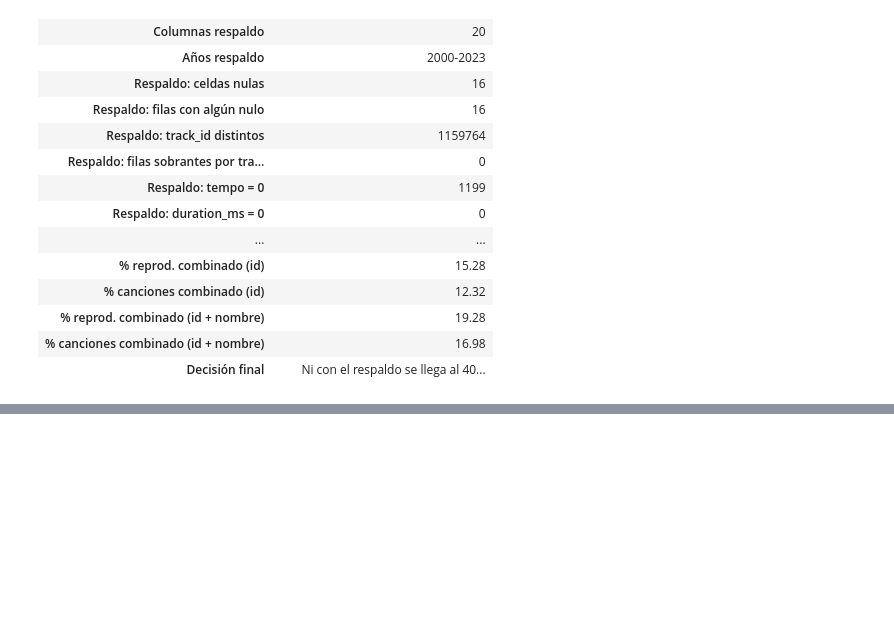
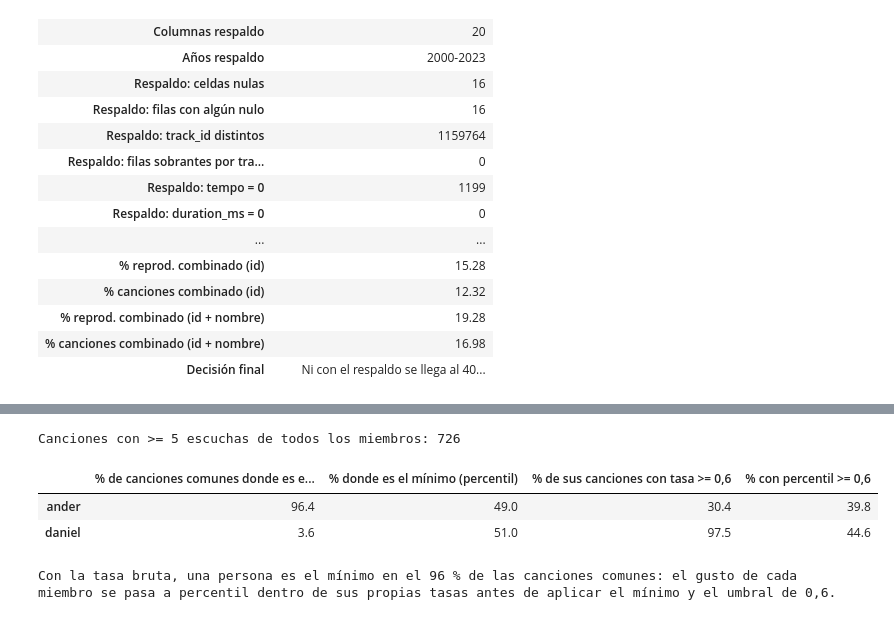
Before and after one commit to daaniel53254/proyecto-Ebaluacion1, a Jupyter notebook: notebooks/01_revision_datos.ipynb, the cells around one changed output, grey strips where cells are left out. Cells and saved outputs as stored; diff of their text form; code cells hidden in the pictures; blank space fills up the shorter version.

```diff
--- a/notebooks/01_revision_datos.ipynb
+++ b/notebooks/01_revision_datos.ipynb
@@ -777,0 +812,30 @@ Se QUITAN los bloques A y D del modelo principal: con la cobertura disponible, l
+# %%
+p5["percentil"] = p5.groupby("persona")["tasa"].rank(pct=True)
+ancho = p5.pivot_table(index="track_id", columns="persona", values=["tasa", "percentil"]).dropna()
+personas = sorted(p5["persona"].unique())
+quien_min_bruto = ancho["tasa"].idxmin(axis=1).value_counts(normalize=True).mul(100).round(1)
+quien_min_pct = ancho["percentil"].idxmin(axis=1).value_counts(normalize=True).mul(100).round(1)
+escala = pd.DataFrame({
+    "% de canciones comunes donde es el mínimo (tasa bruta)": quien_min_bruto,
+    "% donde es el mínimo (percentil)": quien_min_pct,
+    "% de sus canciones con tasa >= 0,6": p5.groupby("persona")["tasa"].apply(lambda s: round((s >= 0.6).mean() * 100, 1)),
+    "% con percentil >= 0,6": p5.groupby("persona")["percentil"].apply(lambda s: round((s >= 0.6).mean() * 100, 1)),
+})
+print(f"Canciones con >= 5 escuchas de todos los miembros: {len(ancho)}")
+escala
+# %% [output]
+Canciones con >= 5 escuchas de todos los miembros: 726
+|  | % de canciones comunes donde es e... | % donde es el mínimo (percentil) | % de sus canciones con tasa >= 0,6 | % con percentil >= 0,6 |
+| ander | 96.4 | 49.0 | 30.4 | 39.8 |
+| daniel | 3.6 | 51.0 | 97.5 | 44.6 |
+# %%
+dominante = quien_min_bruto.max()
+if dominante > 75:
+    decision_escala = (f"Con la tasa bruta, una persona es el mínimo en el {dominante:.0f} % de las canciones comunes: "
+                       "el gusto de cada miembro se pasa a percentil dentro de sus propias tasas antes de aplicar el mínimo y el umbral de 0,6.")
+else:
+    decision_escala = "Las escalas son parecidas: el mínimo puede aplicarse sobre la tasa bruta."
+print(decision_escala)
+escala.to_csv(salida / "01_escala_gusto.csv")
+# %% [output]
+Con la tasa bruta, una persona es el mínimo en el 96 % de las canciones comunes: el gusto de cada miembro se pasa a percentil dentro de sus propias tasas antes de aplicar el mínimo y el umbral de 0,6.
```
Also changed, not shown: parts of 7 cells of this notebook.
